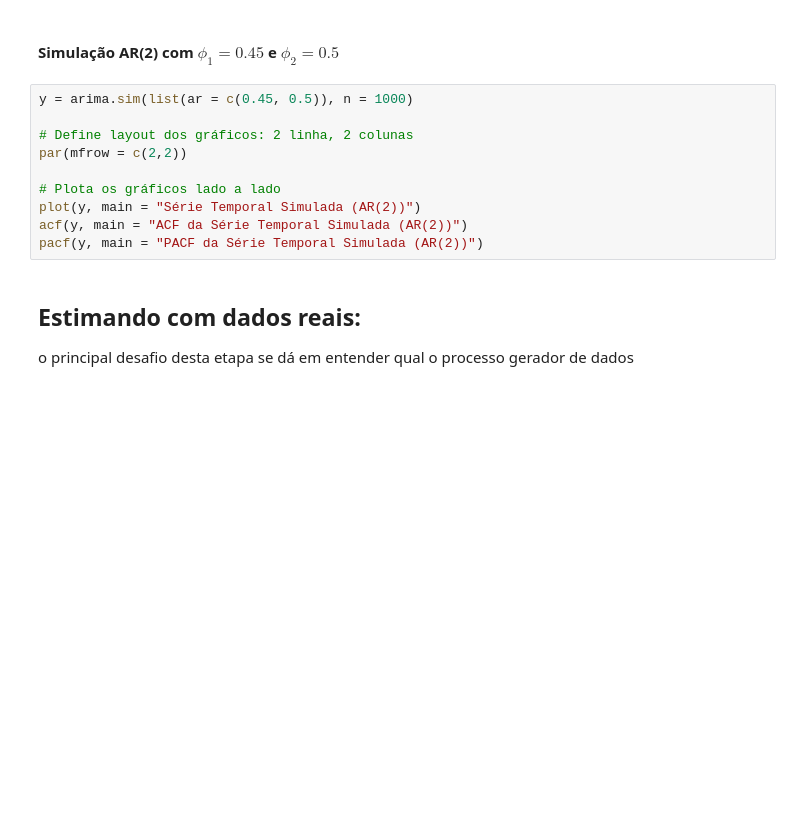
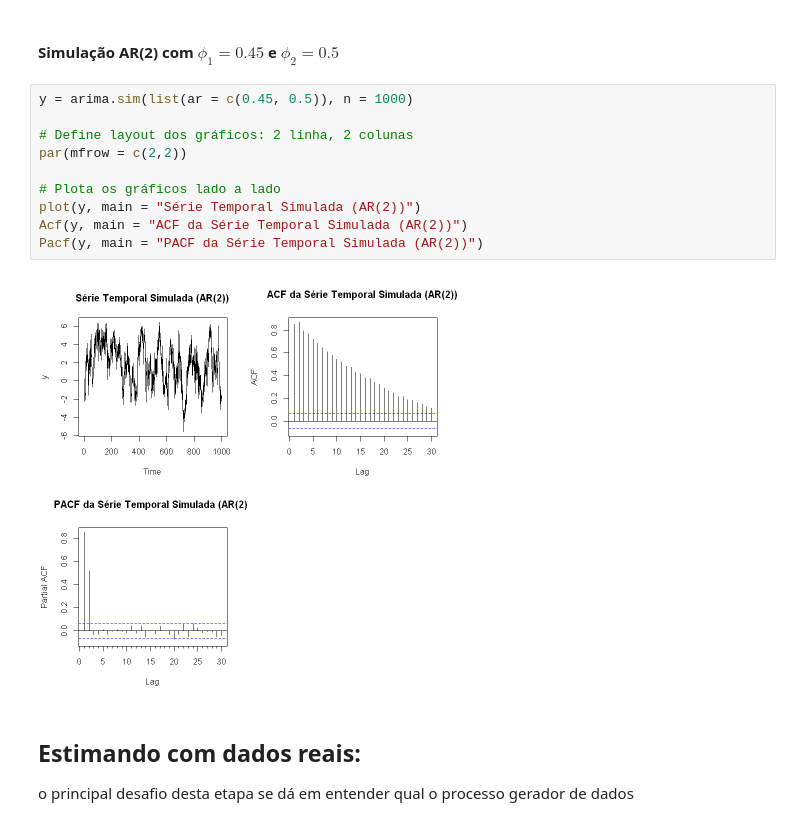
Before and after one commit to andrefbrandao21/time-series-ufpb, a Jupyter notebook: codes/codes-AR-MA.ipynb, the cells around one changed output. Saved outputs shown, nothing was run; the diff lists cells and outputs as text; blank space fills up the shorter version.

```diff
--- a/codes/codes-AR-MA.ipynb
+++ b/codes/codes-AR-MA.ipynb
@@ -103,13 +109,15 @@ plot.new()
 # %%
 y = arima.sim(list(ar = c(0.45, 0.5)), n = 1000)
 
 # Define layout dos gráficos: 2 linha, 2 colunas
 par(mfrow = c(2,2))
 
 # Plota os gráficos lado a lado
 plot(y, main = "Série Temporal Simulada (AR(2))")
-acf(y, main = "ACF da Série Temporal Simulada (AR(2))")
-pacf(y, main = "PACF da Série Temporal Simulada (AR(2))")
+Acf(y, main = "ACF da Série Temporal Simulada (AR(2))")
+Pacf(y, main = "PACF da Série Temporal Simulada (AR(2))")
+# %% [output]
+[figure, added]
 # %% [markdown]
 ## Estimando com dados reais:
 
```
Also changed, not shown: parts of 7 cells of this notebook.
